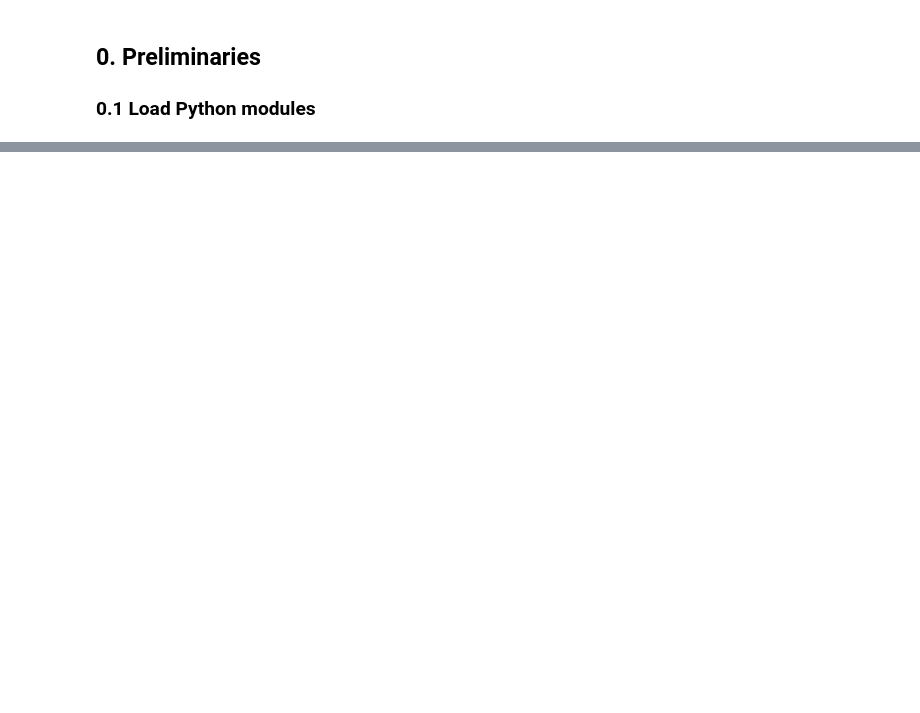
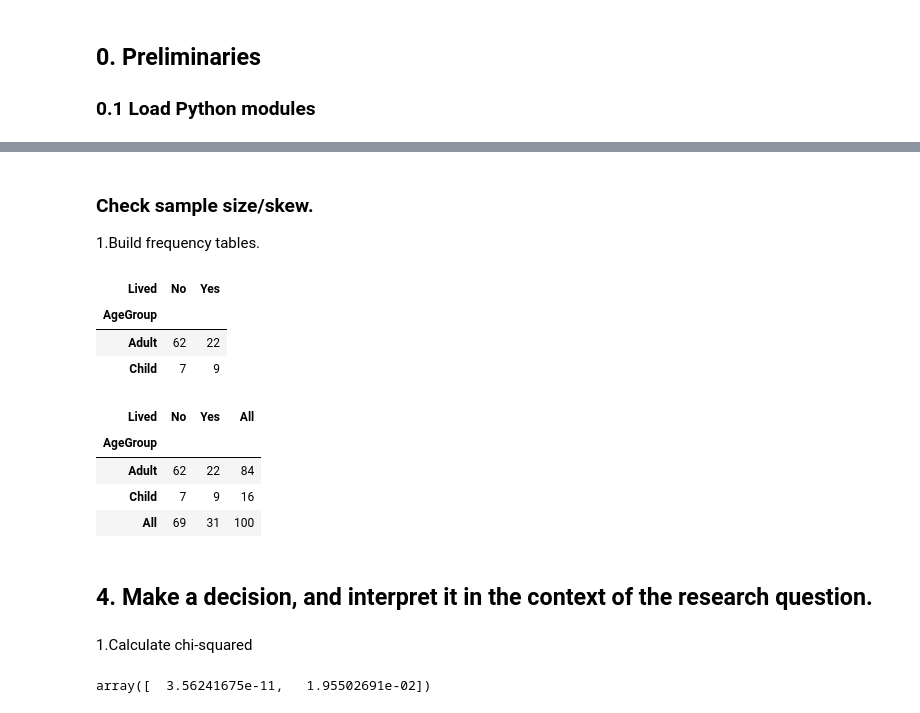
Before and after one commit to mepa/titanic-hypothesis-testing, a Jupyter notebook: 2016-08-18-TitanicHypothesisTesting-python.ipynb, the cells around one changed output, grey strips where cells are left out. Cells and saved outputs as stored; diff of their text form; code cells hidden in the pictures; blank space fills up the shorter version.

```diff
--- a/2016-08-18-TitanicHypothesisTesting-python.ipynb
+++ b/2016-08-18-TitanicHypothesisTesting-python.ipynb
@@ -62,0 +159,33 @@ train.head()
+# %% [markdown]
+### Check sample size/skew.
+
+1.Build frequency tables.
+# %%
+lived=pd.crosstab(index=sample['AgeGroup'],
+            columns=sample['Lived'])
+lived
+# %% [output]
+| Lived | No | Yes |
+| AgeGroup |  |  |
+| Adult | 62 | 22 |
+| Child | 7 | 9 |
+# %%
+lived_proportions=pd.crosstab(index=sample['AgeGroup'],
+            columns=sample['Lived'],
+            margins=True)
+lived_proportions
+# %% [output]
+| Lived | No | Yes | All |
+| AgeGroup |  |  |  |
+| Adult | 62 | 22 | 84 |
+| Child | 7 | 9 | 16 |
+| All | 69 | 31 | 100 |
+# %% [markdown]
+## 4. Make a decision, and interpret it in the context of the research question.
+# %% [markdown]
+1.Calculate chi-squared
+# %%
+ch,p=chisquare(lived)
+p
+# %% [output]
+array([  3.56241675e-11,   1.95502691e-02])
```
Also changed, not shown: parts of 24 cells of this notebook.
